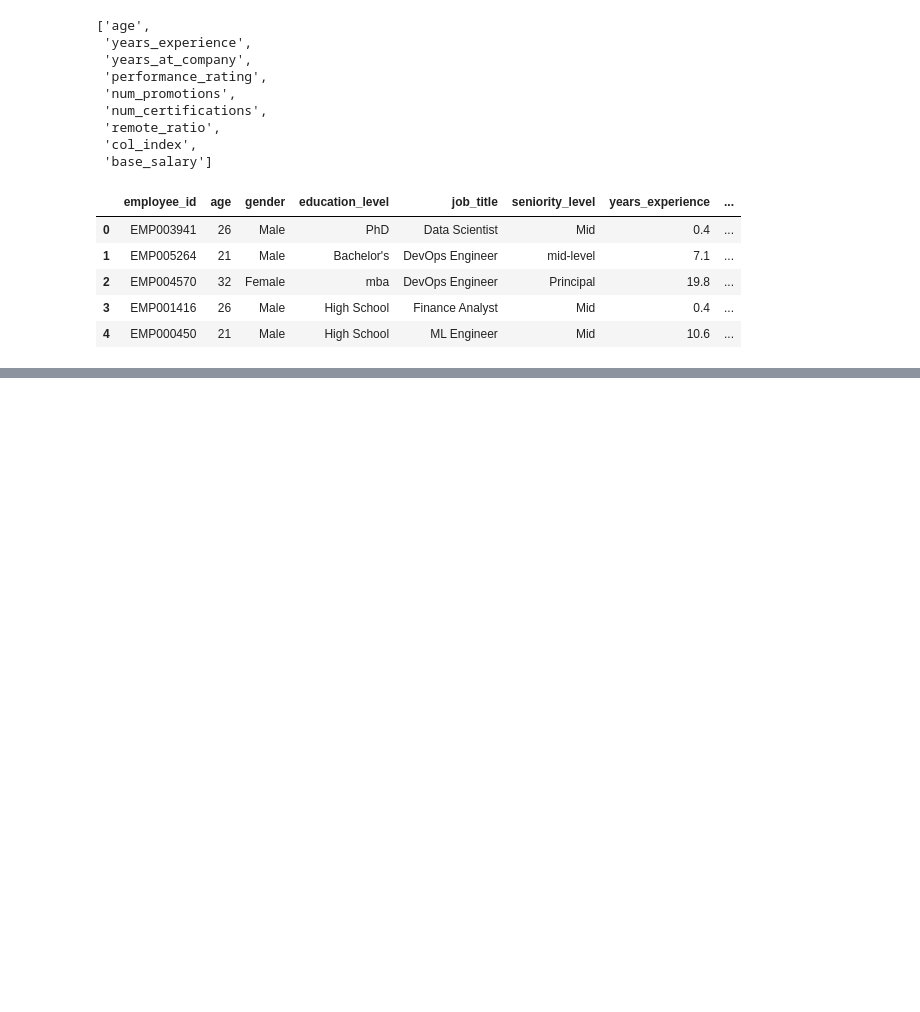
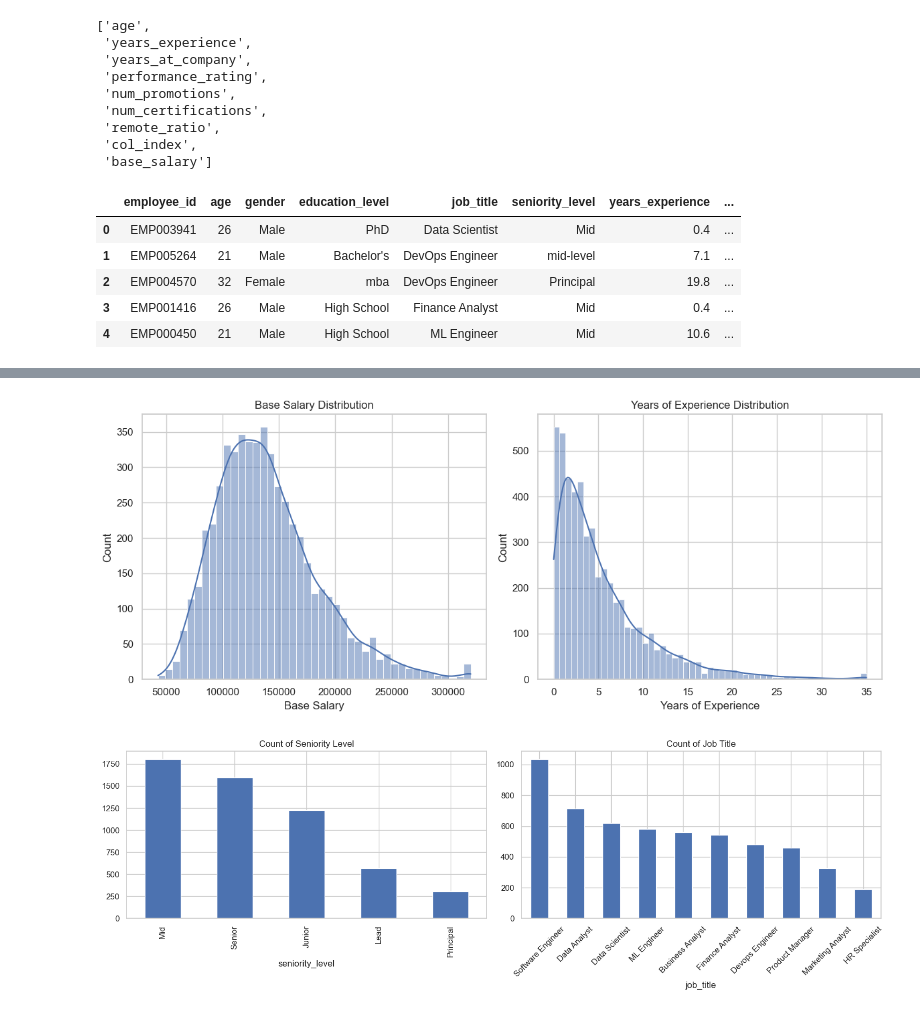
Before and after one commit to Wewds1/ML_Projects, a Jupyter notebook: Salary_Benchmark/notebooks/01_eda.ipynb, the cells around one changed output, grey strips where cells are left out. Saved outputs shown, nothing was run; the diff lists cells and outputs as text; code cells hidden in the pictures; blank space fills up the shorter version.

Commit message:
SALARY: Done vizsualtion, distribution, histograms, correlation, and pivot table for easy comparison

```diff
--- a/Salary_Benchmark/notebooks/01_eda.ipynb
+++ b/Salary_Benchmark/notebooks/01_eda.ipynb
@@ -100,0 +132,16 @@ Unique values in seniority_level: ['Mid', 'Senior', 'Junior', 'Lead', 'Principal
+# %%
+duplicates = df_copy[df_copy.duplicated(keep=False)]
+
+# msno.matrix(df_copy, figsize=(10, 4))
+# plt.title("Missing Data Matrix")
+# plt.show()
+
+# print("\nUnique Education Levels:\n", df_copy['education_level'].unique())
+# print("\nUnique Seniority Levels:\n", df_copy['seniority_level'].unique())
+# print("\nUnique Job Titles:\n", df_copy['job_title'].unique())
+
+sorted_duplicates = duplicates.sort_values(by=list(df_copy.columns))
+
+# display(sorted_duplicates)
+
+df_copy = df_copy.drop_duplicates()
@@ -100,0 +185,26 @@ Unique values in seniority_level: ['Mid', 'Senior', 'Junior', 'Lead', 'Principal
+# %%
+fig, ax = plt.subplots(1, 2, figsize=(12, 5))
+
+sns.histplot(df_copy['base_salary'], kde=True, ax=ax[0])
+ax[0].set_title("Base Salary Distribution")
+ax[0].set_xlabel("Base Salary")
+
+sns.histplot(df_copy['years_experience'], kde=True, ax=ax[1])
+ax[1].set_title("Years of Experience Distribution")
+ax[1].set_xlabel("Years of Experience")
+
+plt.tight_layout()
+plt.savefig('../reports/figures/salary-experience-distribution.png')
+plt.show()
+
+
+fig, ax = plt.subplots(1, 2, figsize=(15, 5))
+df_copy['seniority_level'].value_counts().plot(kind='bar', ax=ax[0], title='Count of Seniority Level')
+df_copy['job_title'].value_counts().plot(kind='bar', ax=ax[1], title='Count of Job Title')
+plt.xticks(rotation=45)
+plt.tight_layout()
+plt.savefig('../reports/figures/seniority-jobtitle-distribution.png')
+plt.show()
+# %% [output]
+[figure, added]
+[figure, added]
```
Also changed, not shown: parts of 12 cells of this notebook, 7 other files.
